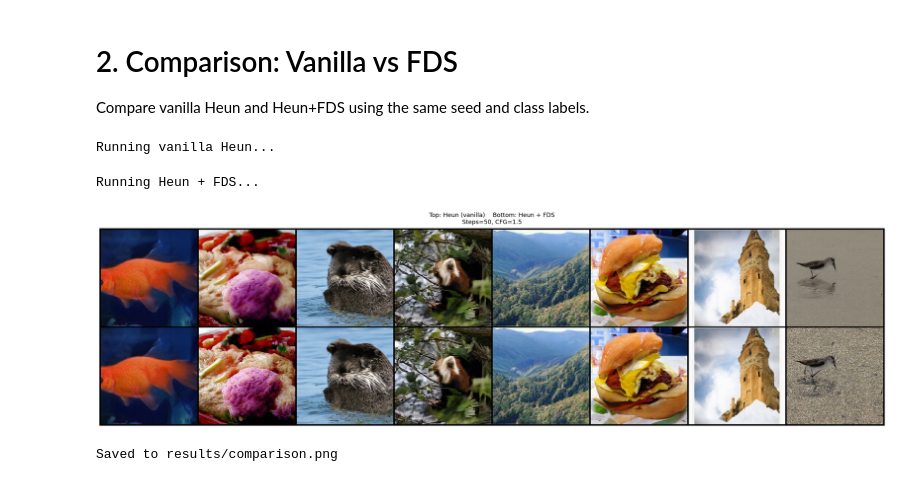
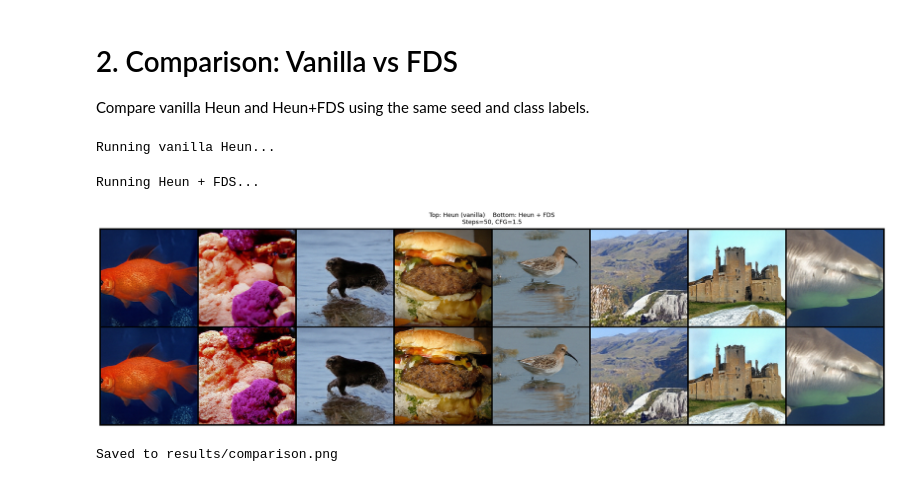
Before and after one commit to yeonwoo378/flow-divergence-sampler, a Jupyter notebook: run_FDS.ipynb, the cells around one changed output. Drawn from its saved outputs; the diff is of its cells as text; code cells hidden in the pictures.

```diff
--- a/run_FDS.ipynb
+++ b/run_FDS.ipynb
@@ -76,7 +76,6 @@ args = types.SimpleNamespace(
     seed_delta=42,
     seed_eps=1234,
     num_delta=1,
-    sync_over_time=False,
 )
 
 # Instantiate model
@@ -116,7 +115,7 @@ Compare vanilla Heun and Heun+FDS using the same seed and class labels.
 seed = 0                                               # @param {type:"number"}
 num_sampling_steps = 50                                # @param {type:"slider", min:10, max:250, step:10}
 cfg_scale = 1.5                                        # @param {type:"slider", min:1.0, max:8.0, step:0.1}
-class_labels = (1, 938, 360, 387, 979, 933, 483, 140)  # @param {type:"raw"}
+class_labels = (1, 938, 360, 933, 140, 979, 483, 3)  # @param {type:"raw"}
 
 os.makedirs("results", exist_ok=True)
 
@@ -139,33 +138,32 @@ def run_sampling(method, seed, class_labels, num_steps, cfg):
 
 print("Running vanilla Heun...")
 vanilla_samples = run_sampling("heun", seed, class_labels, num_sampling_steps, cfg_scale)
 
 print("Running Heun + FDS...")
-args.iter = 1
 args.perturb_scale = 1e-2
 args.stop_t = 0.5
 fds_samples = run_sampling("heun_ours", seed, class_labels, num_sampling_steps, cfg_scale)
 
 # Two-row grid: vanilla on top, FDS on bottom
 n = len(class_labels)
 all_samples = torch.cat([vanilla_samples, fds_samples], dim=0)
 grid = make_grid(all_samples, nrow=n, padding=4)
 grid_np = (grid.permute(1, 2, 0).numpy() * 255).astype(np.uint8)
 
 fig, ax = plt.subplots(figsize=(n * 3, 7))
 ax.imshow(grid_np)
 ax.axis("off")
 ax.set_title(
     f"Top: Heun (vanilla)    Bottom: Heun + FDS\n"
     f"Steps={num_sampling_steps}, CFG={cfg_scale}",
     fontsize=13, pad=10
 )
 plt.tight_layout()
 plt.savefig("results/comparison.png", dpi=150, bbox_inches="tight")
 plt.show()
 print("Saved to results/comparison.png")
 # %% [output]
 Running vanilla Heun...
 Running Heun + FDS...
-[figure, old version]
+[figure, new version]
 Saved to results/comparison.png
```
Also changed, not shown: parts of 2 cells of this notebook, 3 other files.
